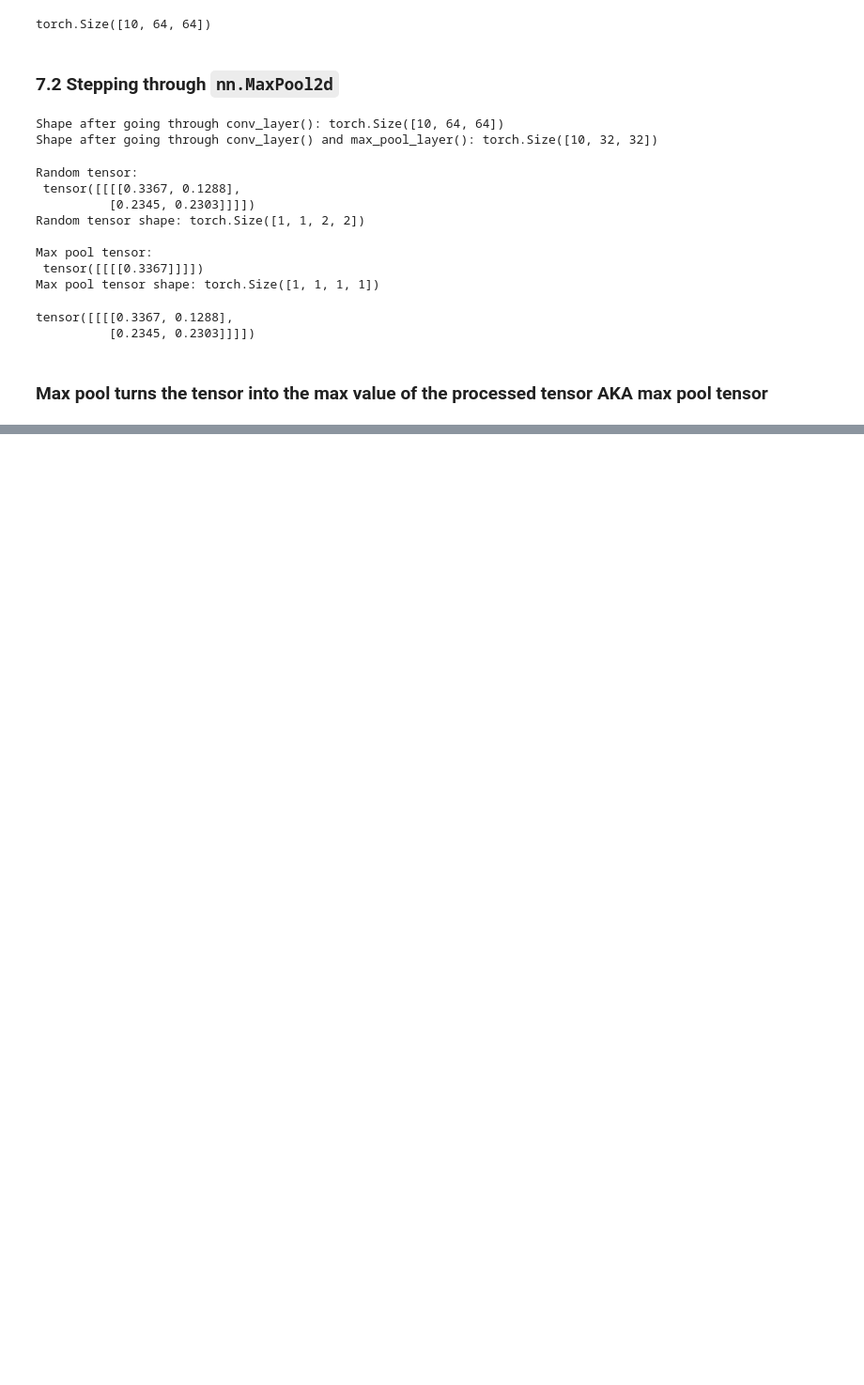
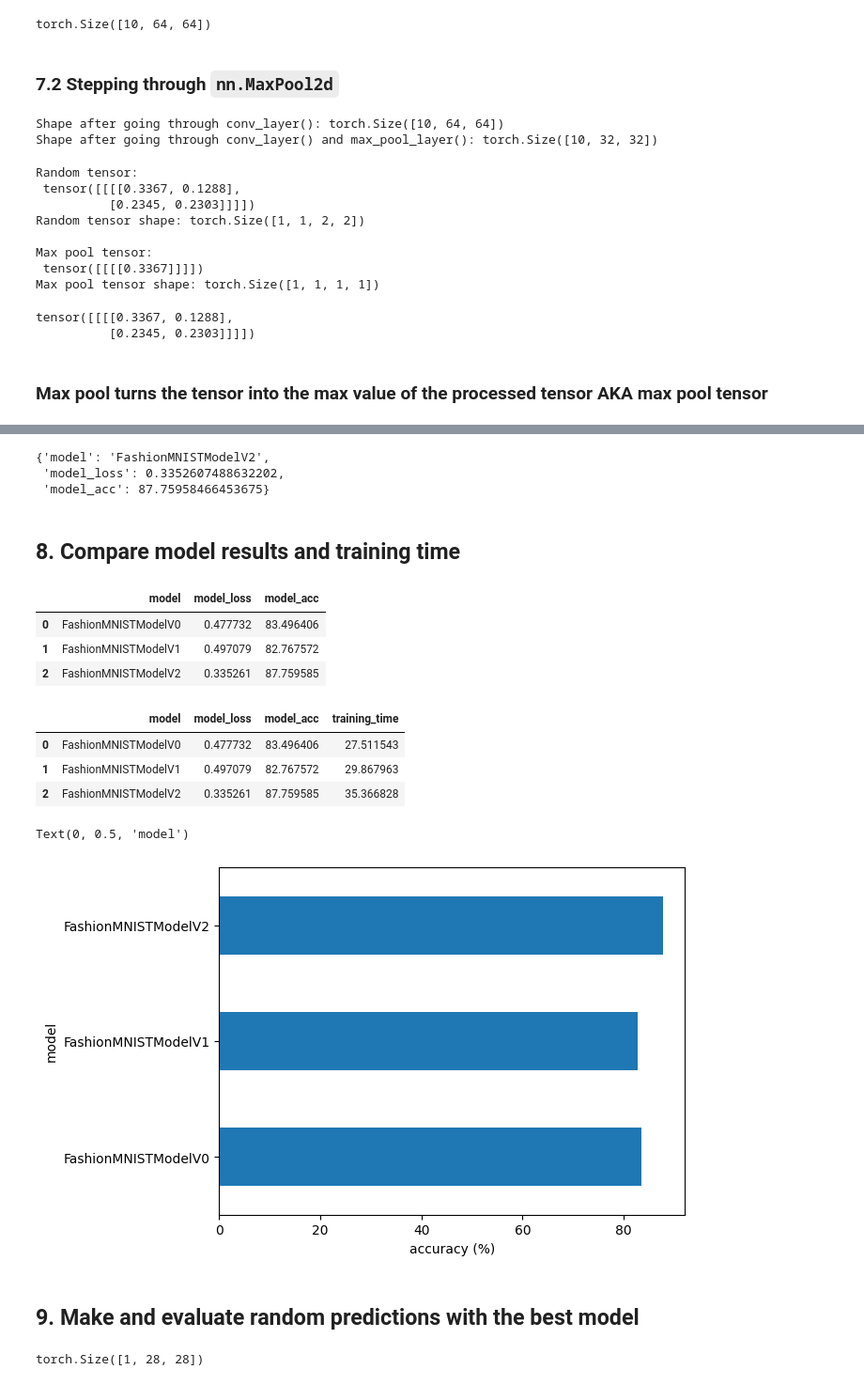
Before and after one commit to FusRaDa/PyTorch-Guide, a Jupyter notebook: 03.ipynb, the cells around one changed output, grey strips where cells are left out. Shown at 94% size. Cells and saved outputs as stored; diff of their text form; code cells hidden in the pictures; blank space fills up the shorter version.

```diff
--- a/03.ipynb
+++ b/03.ipynb
@@ -856,0 +852,4 @@ tensor([[[[0.3367, 0.1288],
+# %%
+# Setup loss function/eval metrics metrics/optimizer
+loss_fn = nn.CrossEntropyLoss()
+optimizer = torch.optim.SGD(params=model_2.parameters(), lr=0.1)
@@ -856,0 +891,54 @@ tensor([[[[0.3367, 0.1288],
+# %%
+model_2_results = eval_model(
+    model=model_2,
+    data_loader=test_dataloader,
+    loss_fn=loss_fn,
+    accuracy_fn=accuracy_fn,
+    device=device
+)
+model_2_results
+# %% [output]
+{'model': 'FashionMNISTModelV2',
+ 'model_loss': 0.3352607488632202,
+ 'model_acc': 87.75958466453675}
+# %% [markdown]
+## 8. Compare model results and training time
+# %%
+import pandas as pd
+
+compare_results = pd.DataFrame([
+    model_0_results,
+    model_1_results,
+    model_2_results
+])
+
+compare_results
+# %% [output]
+|  | model | model_loss | model_acc |
+| 0 | FashionMNISTModelV0 | 0.477732 | 83.496406 |
+| 1 | FashionMNISTModelV1 | 0.497079 | 82.767572 |
+| 2 | FashionMNISTModelV2 | 0.335261 | 87.759585 |
+# %%
+# Add training time to results comparison
+compare_results["training_time"] = [
+    total_train_time_model_0,
+    total_train_time_model_1,
+    total_train_time_model_2
+    ]
+
+compare_results
+# %% [output]
+|  | model | model_loss | model_acc | training_time |
+| 0 | FashionMNISTModelV0 | 0.477732 | 83.496406 | 27.511543 |
+| 1 | FashionMNISTModelV1 | 0.497079 | 82.767572 | 29.867963 |
+| 2 | FashionMNISTModelV2 | 0.335261 | 87.759585 | 35.366828 |
+# %%
+# Visualize our model results
+compare_results.set_index("model")["model_acc"].plot(kind="barh")
+plt.xlabel("accuracy (%)")
+plt.ylabel("model")
+# %% [output]
+Text(0, 0.5, 'model')
+[figure, added]
+# %% [markdown]
+## 9. Make and evaluate random predictions with the best model
@@ -856,0 +969,14 @@ tensor([[[[0.3367, 0.1288],
+# %%
+import random
+# random.seed(42)
+test_samples = []
+test_labels = []
+
+for sample, label in random.sample(list(test_data), k=9):
+    test_samples.append(sample)
+    test_labels.append(label)
+
+# View the first sample shape
+test_samples[0].shape
+# %% [output]
+torch.Size([1, 28, 28])
```
Also changed, not shown: parts of 21 cells of this notebook.
